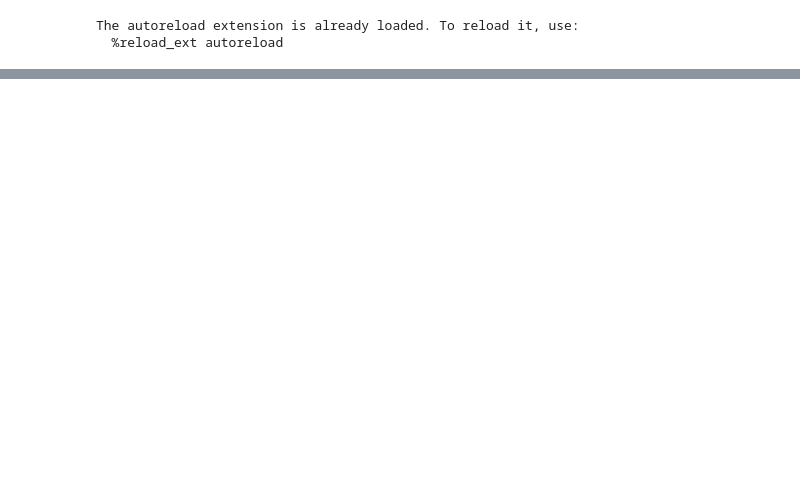
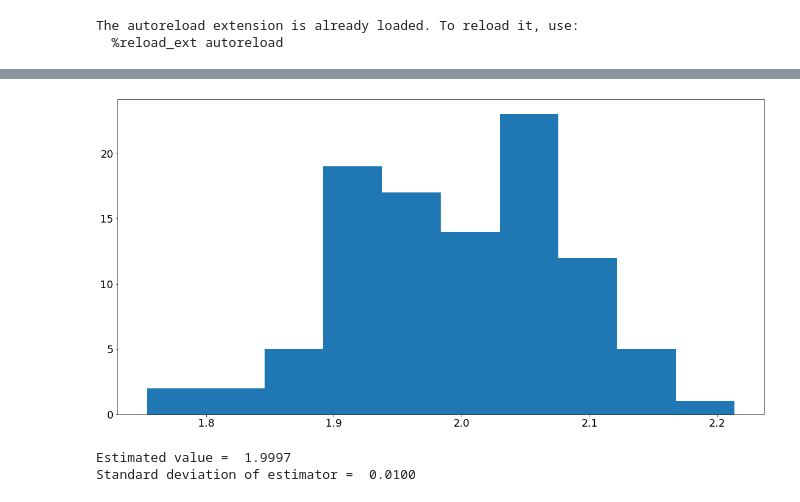
Before and after one commit to da380/PartIIStatistics, a Jupyter notebook: Topic1.ipynb, the cells around one changed output, grey strips where cells are left out. Cells and saved outputs as stored; diff of their text form; code cells hidden in the pictures; blank space fills up the shorter version.

```diff
--- a/Topic1.ipynb
+++ b/Topic1.ipynb
@@ -159,13 +20,0 @@ is the **standard deviation**. We can form a plot of this pdf making use of the
-# %%
-# Set values for mu and sigma
-mu = 0.5
-sigma = 0.3
-
-# form the distribution
-distribution = stats.norm(mu,sigma)
-
-# plot the pdf
-x = np.linspace(mu-5*sigma, mu+5*sigma,100)
-plt.plot(x, distribution.pdf(x))
-plt.title("pdf for a normal distribution")
-plt.show()
@@ -258,0 +79,23 @@ plt.show()
+# %%
+# Define a simple function that tests the estimator
+# so that it can be run repeatedly
+def TestArithmeticMean(x,sigma,n,plot = False):
+    X = stats.norm(loc = x, scale = sigma)
+    data = X.rvs(n)
+    if(plot):
+        plt.hist(data)
+        plt.show()
+    return np.average(data), sigma/np.sqrt(n)
+
+
+# Set the parameter values and compute the result
+x = 2
+sigma = 0.1
+n = 100
+estimate , std = TestArithmeticMean(x,sigma,n,plot = True)
+print("Estimated value = %7.4f" % (estimate))
+print("Standard deviation of estimator = %7.4f" % (std))
+# %% [output]
+[figure, added]
+Estimated value =  1.9997
+Standard deviation of estimator =  0.0100
```
Also changed, not shown: parts of 18 cells of this notebook, 2 other files.
